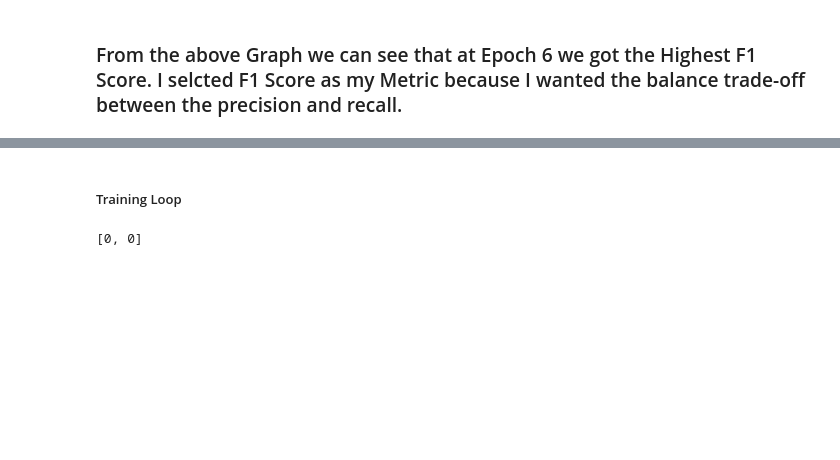
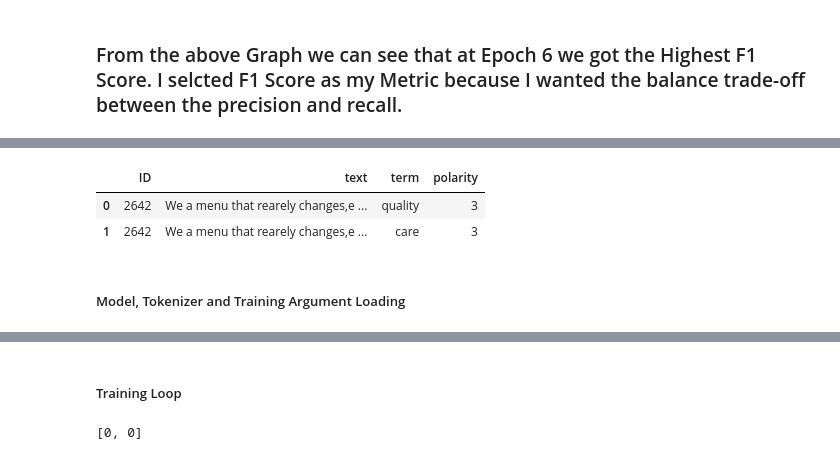
Before and after one commit to nabarunbaruaAIML/ABSA_Case_Study, a Jupyter notebook: Case_Study.ipynb, the cells around one changed output, grey strips where cells are left out. Saved outputs shown, nothing was run; the diff lists cells and outputs as text; code cells hidden in the pictures; blank space fills up the shorter version.

```diff
--- a/Case_Study.ipynb
+++ b/Case_Study.ipynb
@@ -596,0 +620,2 @@ Conflict:  8  Neutral:  72  Negative:  118  Positive:  198
+# %%
+Process_NER_Dataset = NER_DATASET
@@ -597,12 +663,13 @@ Conflict:  8  Neutral:  72  Negative:  118  Positive:  198
 # %%
-def polarity_funct(examples):
-    polarity = [
-                    [
-                       2 if j==0 else j for j in i
-                    ] for i in examples['polarity']
-                ]
-    examples['polarity']= polarity
-    return examples
+# def polarity_funct(examples):
+#     polarity = [
+#                     [
+#                     #    2 if j==0 else j for j in i
+#                         j for j in i
+#                     ] for i in examples['polarity']
+#                 ]
+#     examples['polarity']= polarity
+#     return examples
 
-Process_NER_Dataset = NER_DATASET.map(polarity_funct, batched=True)
-Process_NER_Dataset
+# Process_NER_Dataset = NER_DATASET.map(polarity_funct, batched=True)
+# Process_NER_Dataset
@@ -1363,0 +1454,19 @@ trainer.save_model('artifacts/models/category/final')
+# %%
+# sentence_term_data
+
+def convert_sentence_term_polarity(examples):
+    result={}
+    result['ID']=[]
+    result['text']=[]
+    result['term']=[]
+    result['polarity']=[]
+    for id,text,term,polarity in zip(examples['ID'],examples['text'],examples['term'],examples['polarity']):
+        for t,p in zip(term,polarity):
+            result['ID'].append(id)
+            result['text'].append(text)
+            result['term'].append(t)
+            result['polarity'].append(p)
+    return result
+# %%
+Process_term_polarity_Dataset = Process_NER_Dataset.map(convert_sentence_term_polarity,batched=True,remove_columns=Process_NER_Dataset['train'].column_names)
+Process_term_polarity_Dataset
@@ -1363,0 +1484,7 @@ trainer.save_model('artifacts/models/category/final')
+# %%
+Process_term_polarity_Dataset.set_format('pandas')
+Process_term_polarity_Dataset['train'][10:12]
+# %% [output]
+|  | ID | text | term | polarity |
+| 0 | 2642 | We a menu that rearely changes,e ... | quality | 3 |
+| 1 | 2642 | We a menu that rearely changes,e ... | care | 3 |
@@ -1363,0 +1493,2 @@ trainer.save_model('artifacts/models/category/final')
+# %% [markdown]
+##### Model, Tokenizer and Training Argument Loading
```
Also changed, not shown: parts of 64 cells of this notebook, 1 other file.
